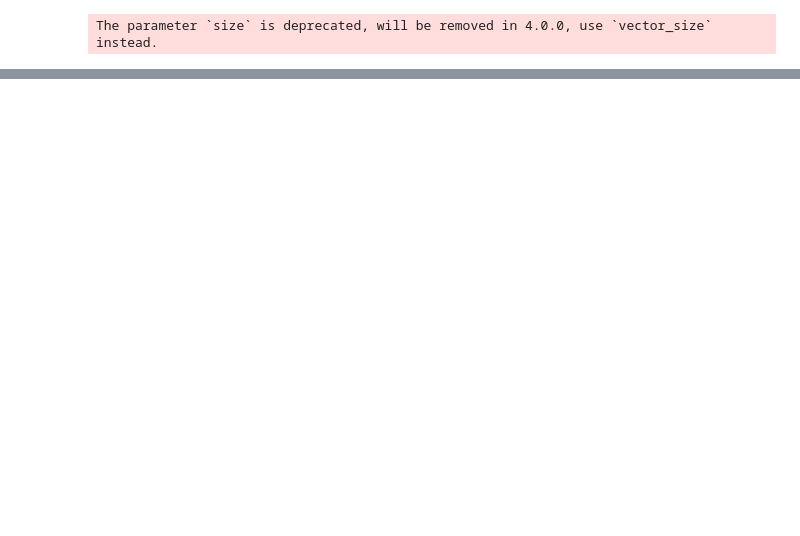
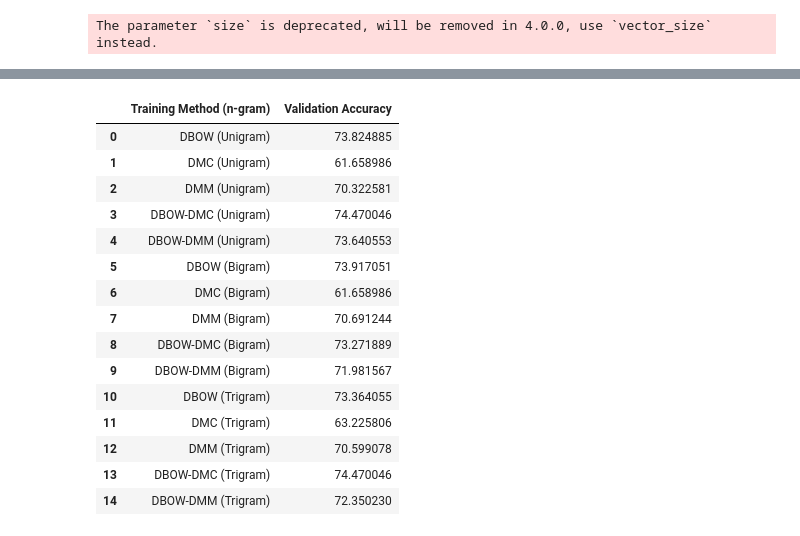
Before and after one commit to paulinaczheng/twitter_flu_tracking, a Jupyter notebook: Dash Check.ipynb, the cells around one changed output, grey strips where cells are left out. Saved outputs shown, nothing was run; the diff lists cells and outputs as text; code cells hidden in the pictures; blank space fills up the shorter version.

Commit message:
refine nlp metrics table

```diff
--- a/Dash Check.ipynb
+++ b/Dash Check.ipynb
@@ -617,3 +617,29 @@ data = [trace1, trace2]
 plotly.offline.iplot(data)
 # %% [output]
 [interactive output not drawn]
+# %%
+count_df = pd.read_csv('count_metrics.csv')
+count_df = count_df.drop('Unnamed: 0', axis=1)
+tfidf_df = pd.read_csv('tfidf_metrics.csv')
+tfidf_df = tfidf_df.drop('Unnamed: 0', axis=1)
+doc2vec_df = pd.read_csv('doc2vec_metrics.csv')
+doc2vec_df.rename(columns={'Unnamed: 0': 'Training Method (n-gram)'}, inplace=True)
+# %%
+doc2vec_df
+# %% [output]
+|  | Training Method (n-gram) | Validation Accuracy |
+| 0 | DBOW (Unigram) | 73.824885 |
+| 1 | DMC (Unigram) | 61.658986 |
+| 2 | DMM (Unigram) | 70.322581 |
+| 3 | DBOW-DMC (Unigram) | 74.470046 |
+| 4 | DBOW-DMM (Unigram) | 73.640553 |
+| 5 | DBOW (Bigram) | 73.917051 |
+| 6 | DMC (Bigram) | 61.658986 |
+| 7 | DMM (Bigram) | 70.691244 |
+| 8 | DBOW-DMC (Bigram) | 73.271889 |
+| 9 | DBOW-DMM (Bigram) | 71.981567 |
+| 10 | DBOW (Trigram) | 73.364055 |
+| 11 | DMC (Trigram) | 63.225806 |
+| 12 | DMM (Trigram) | 70.599078 |
+| 13 | DBOW-DMC (Trigram) | 74.470046 |
+| 14 | DBOW-DMM (Trigram) | 72.350230 |
```
Also changed, not shown: parts of 3 cells of this notebook.
